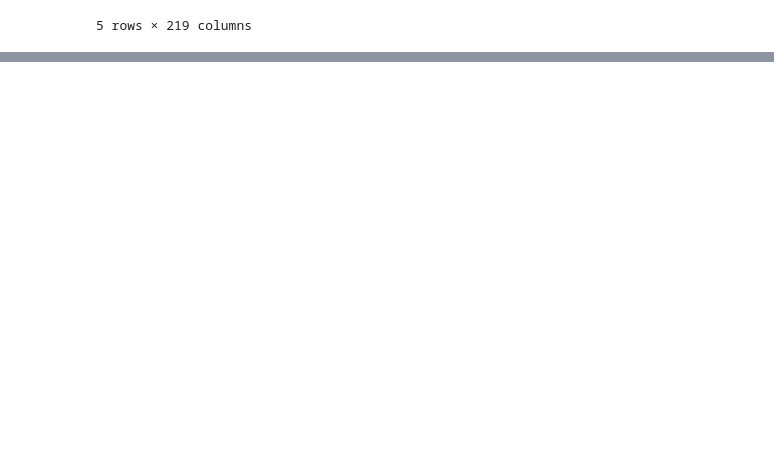
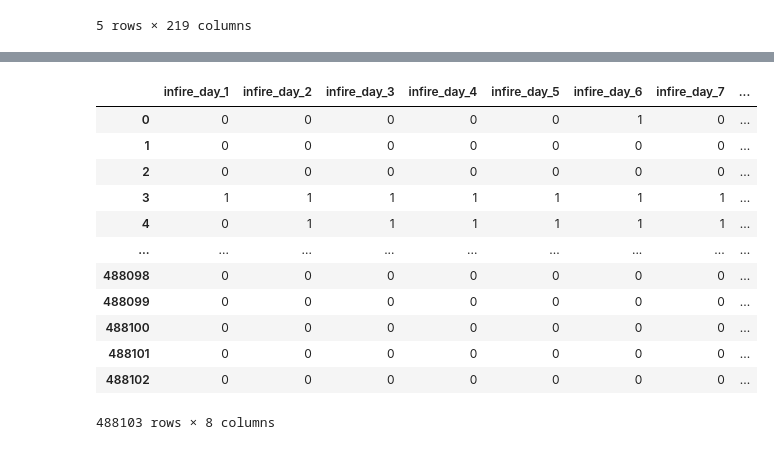
Before and after one commit to Antiguru11/NoFireWithAI, a Jupyter notebook: debug.ipynb, the cells around one changed output, grey strips where cells are left out. Drawn from its saved outputs; the diff is of its cells as text; code cells hidden in the pictures; blank space fills up the shorter version.

```diff
--- a/debug.ipynb
+++ b/debug.ipynb
@@ -122,0 +124,3 @@ features_df.to_csv('faetures.csv', index=False)
+# %%
+pipeline = repo.get_object(config['pipeline']['name'])(config['pipeline']['seed'])
+pipeline
@@ -122,0 +129,2 @@ features_df.to_csv('faetures.csv', index=False)
+# %%
+pipeline.fit(features_df, config['pipeline'], repo)
@@ -122,0 +152,5 @@ features_df.to_csv('faetures.csv', index=False)
+# %%
+pipeline = (repo
+            .get_object(config['pipeline']['name'])
+            .load('models/test', config['pipeline']['seed']))
+pipeline.models
@@ -122,0 +175,17 @@ features_df.to_csv('faetures.csv', index=False)
+# %%
+y_pred = pipeline.predict(features_df[features_df.columns[2:-9]])
+y_pred
+# %% [output]
+|  | infire_day_1 | infire_day_2 | infire_day_3 | infire_day_4 | infire_day_5 | infire_day_6 | infire_day_7 | ... |
+| 0 | 0 | 0 | 0 | 0 | 0 | 1 | 0 | ... |
+| 1 | 0 | 0 | 0 | 0 | 0 | 0 | 0 | ... |
+| 2 | 0 | 0 | 0 | 0 | 0 | 0 | 0 | ... |
+| 3 | 1 | 1 | 1 | 1 | 1 | 1 | 1 | ... |
+| 4 | 0 | 1 | 1 | 1 | 1 | 1 | 1 | ... |
+| ... | ... | ... | ... | ... | ... | ... | ... | ... |
+| 488098 | 0 | 0 | 0 | 0 | 0 | 0 | 0 | ... |
+| 488099 | 0 | 0 | 0 | 0 | 0 | 0 | 0 | ... |
+| 488100 | 0 | 0 | 0 | 0 | 0 | 0 | 0 | ... |
+| 488101 | 0 | 0 | 0 | 0 | 0 | 0 | 0 | ... |
+| 488102 | 0 | 0 | 0 | 0 | 0 | 0 | 0 | ... |
+488103 rows × 8 columns
```
Also changed, not shown: parts of 18 cells of this notebook, 13 other files.
